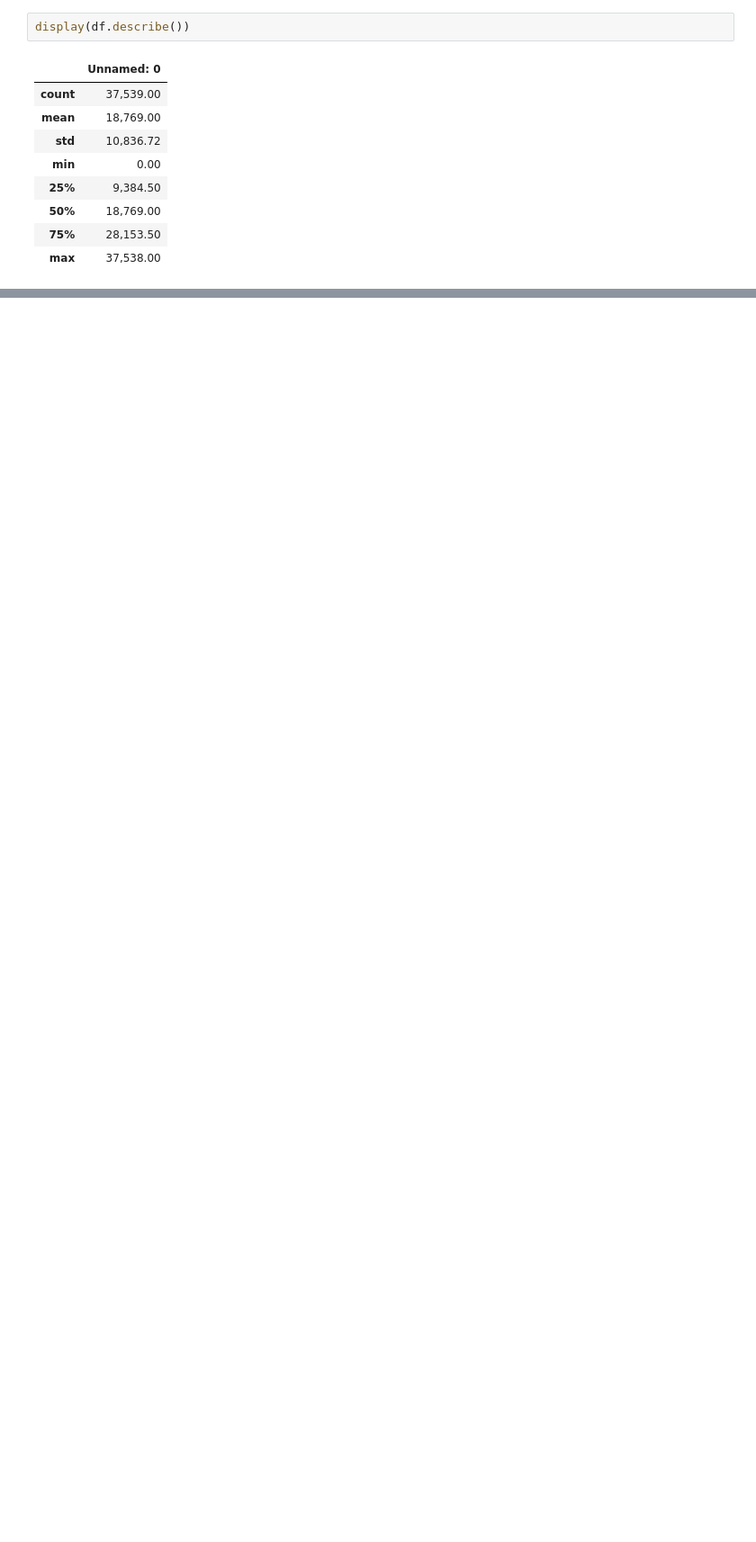
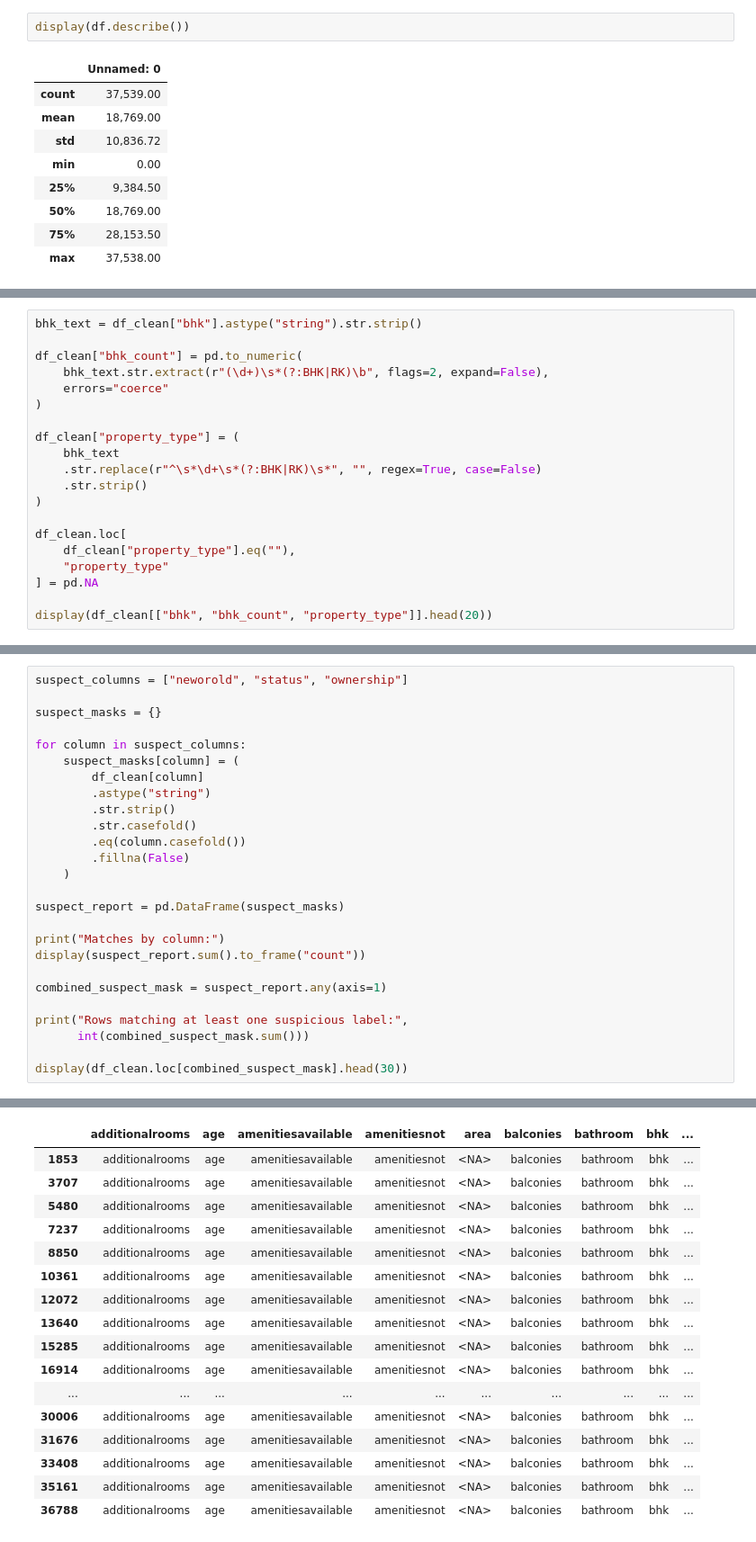
Before and after one commit to Gunjan0628/Pune-House-Price-Prediction, a Jupyter notebook: Notebooks/01_data_cleaning.ipynb, the cells around one changed output, grey strips where cells are left out. Shown at 90% size. Cells and saved outputs as stored; diff of their text form; blank space fills up the shorter version.

```diff
--- a/Notebooks/01_data_cleaning.ipynb
+++ b/Notebooks/01_data_cleaning.ipynb
@@ -132,0 +654,20 @@ display(df.describe(include="all").T)
+# %%
+bhk_text = df_clean["bhk"].astype("string").str.strip()
+
+df_clean["bhk_count"] = pd.to_numeric(
+    bhk_text.str.extract(r"(\d+)\s*(?:BHK|RK)\b", flags=2, expand=False),
+    errors="coerce"
+)
+
+df_clean["property_type"] = (
+    bhk_text
+    .str.replace(r"^\s*\d+\s*(?:BHK|RK)\s*", "", regex=True, case=False)
+    .str.strip()
+)
+
+df_clean.loc[
+    df_clean["property_type"].eq(""),
+    "property_type"
+] = pd.NA
+
+display(df_clean[["bhk", "bhk_count", "property_type"]].head(20))
@@ -132,0 +737,27 @@ display(df.describe(include="all").T)
+# %%
+suspect_columns = ["neworold", "status", "ownership"]
+
+suspect_masks = {}
+
+for column in suspect_columns:
+    suspect_masks[column] = (
+        df_clean[column]
+        .astype("string")
+        .str.strip()
+        .str.casefold()
+        .eq(column.casefold())
+        .fillna(False)
+    )
+
+suspect_report = pd.DataFrame(suspect_masks)
+
+print("Matches by column:")
+display(suspect_report.sum().to_frame("count"))
+
+combined_suspect_mask = suspect_report.any(axis=1)
+
+print("Rows matching at least one suspicious label:",
+      int(combined_suspect_mask.sum()))
+
+display(df_clean.loc[combined_suspect_mask].head(30))
+# %% [output]
@@ -132,0 +770,17 @@ display(df.describe(include="all").T)
+|  | additionalrooms | age | amenitiesavailable | amenitiesnot | area | balconies | bathroom | bhk | ... |
+| 1853 | additionalrooms | age | amenitiesavailable | amenitiesnot | <NA> | balconies | bathroom | bhk | ... |
+| 3707 | additionalrooms | age | amenitiesavailable | amenitiesnot | <NA> | balconies | bathroom | bhk | ... |
+| 5480 | additionalrooms | age | amenitiesavailable | amenitiesnot | <NA> | balconies | bathroom | bhk | ... |
+| 7237 | additionalrooms | age | amenitiesavailable | amenitiesnot | <NA> | balconies | bathroom | bhk | ... |
+| 8850 | additionalrooms | age | amenitiesavailable | amenitiesnot | <NA> | balconies | bathroom | bhk | ... |
+| 10361 | additionalrooms | age | amenitiesavailable | amenitiesnot | <NA> | balconies | bathroom | bhk | ... |
+| 12072 | additionalrooms | age | amenitiesavailable | amenitiesnot | <NA> | balconies | bathroom | bhk | ... |
+| 13640 | additionalrooms | age | amenitiesavailable | amenitiesnot | <NA> | balconies | bathroom | bhk | ... |
+| 15285 | additionalrooms | age | amenitiesavailable | amenitiesnot | <NA> | balconies | bathroom | bhk | ... |
+| 16914 | additionalrooms | age | amenitiesavailable | amenitiesnot | <NA> | balconies | bathroom | bhk | ... |
+| ... | ... | ... | ... | ... | ... | ... | ... | ... | ... |
+| 30006 | additionalrooms | age | amenitiesavailable | amenitiesnot | <NA> | balconies | bathroom | bhk | ... |
+| 31676 | additionalrooms | age | amenitiesavailable | amenitiesnot | <NA> | balconies | bathroom | bhk | ... |
+| 33408 | additionalrooms | age | amenitiesavailable | amenitiesnot | <NA> | balconies | bathroom | bhk | ... |
+| 35161 | additionalrooms | age | amenitiesavailable | amenitiesnot | <NA> | balconies | bathroom | bhk | ... |
+| 36788 | additionalrooms | age | amenitiesavailable | amenitiesnot | <NA> | balconies | bathroom | bhk | ... |
```
Also changed, not shown: parts of 45 cells of this notebook.
